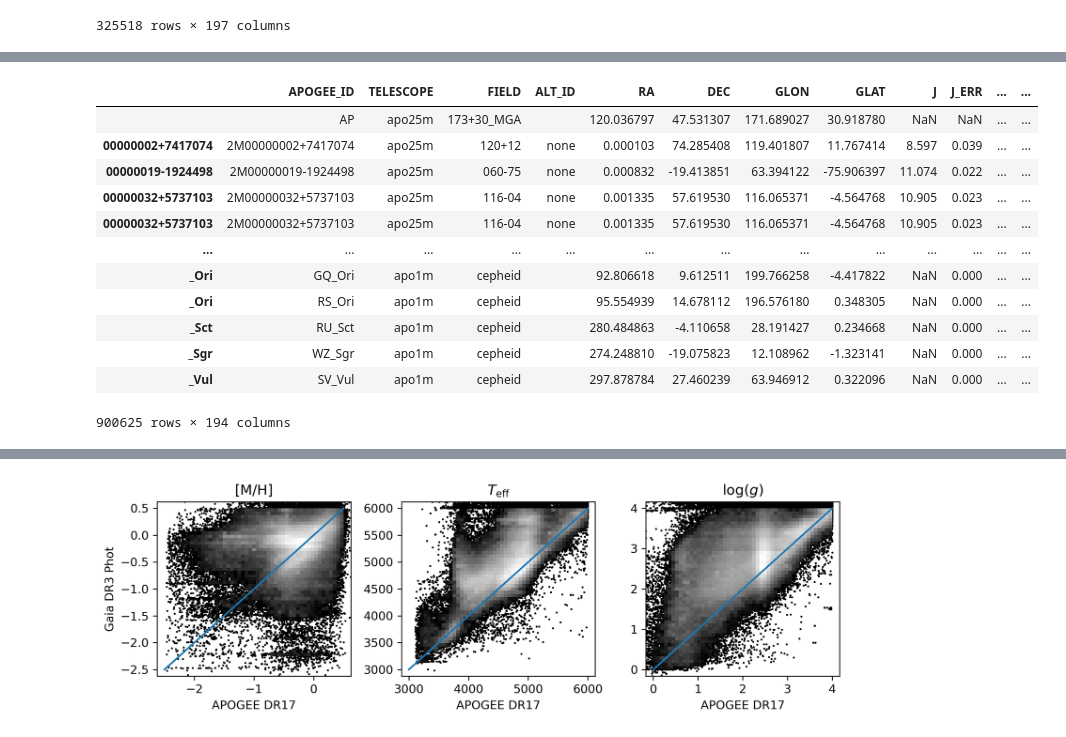
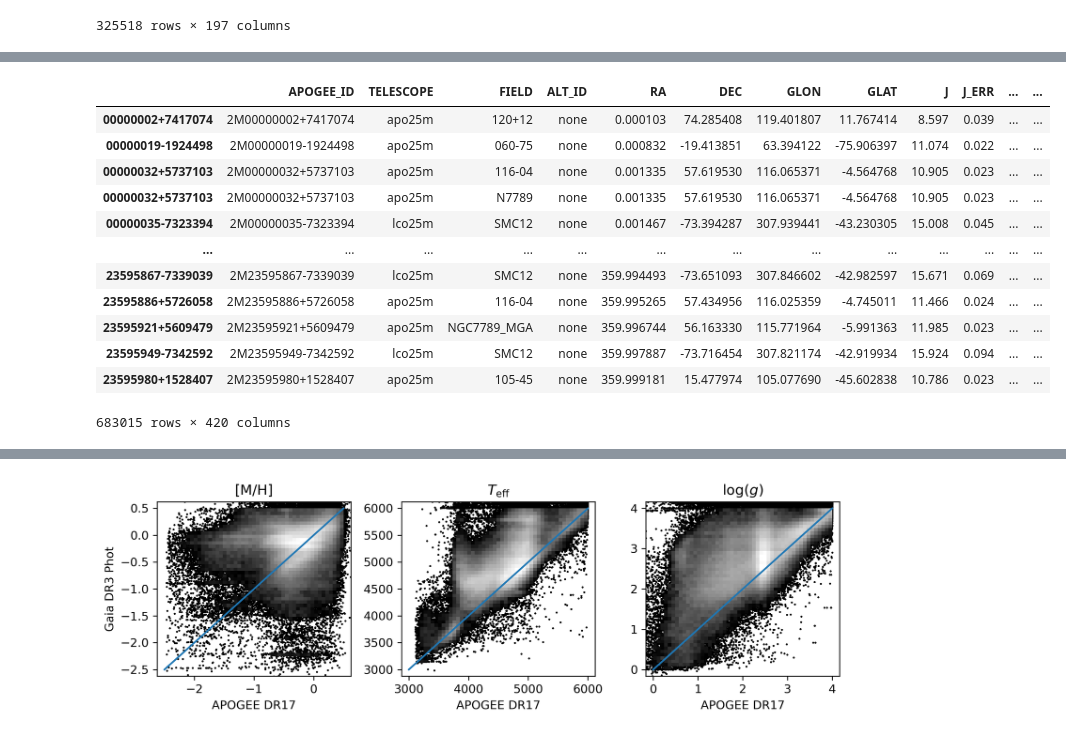
Before and after one commit to lodubay/gaia-sprint, a Jupyter notebook: compare_apogee.ipynb, the cells around one changed output, grey strips where cells are left out. Cells and saved outputs as stored; diff of their text form; code cells hidden in the pictures.

Commit message:
fixed gaia+apogee join

```diff
--- a/compare_apogee.ipynb
+++ b/compare_apogee.ipynb
@@ -112,8 +113,10 @@ fatal_flags = (2**23) # STAR_BAD
 aspcap_df = aspcap_df[aspcap_df["ASPCAPFLAG"] & fatal_flags == 0]
 aspcap_df.reset_index(inplace=True, drop=True)
 # Copy 2Mass ID column without "2M" prefix
-aspcap_df["XMATCH_ID"] = [id[2:] for id in aspcap_df.APOGEE_ID.tolist()]
-aspcap_df["XMATCH_ID"].to_csv("data/apogee_tmass_ids.csv", index=False, header=False)
+# also limit to targets with a 2Mass ID
+aspcap_df = aspcap_df[aspcap_df["APOGEE_ID"].str.contains("2M")]
+aspcap_df["TMASS_ID"] = [id[2:] for id in aspcap_df.APOGEE_ID.tolist()]
+aspcap_df["TMASS_ID"].to_csv("data/apogee_tmass_ids.csv", index=False, header=False)
 
 aspcap_df
 # %% [output]
@@ -160,6 +163,8 @@ Import and combine Gaia DR3
 # %%
-gaia_params = pd.read_csv("data/gaia_astrophysical_parameters.csv", dtype={"classlabel_espels": "object"})
+gaia_params = pd.read_csv("data/gaia_astrophysical_parameters.csv",
+                          dtype={"classlabel_espels": "object"})
 gaia_params.set_index("original_ext_source_id", inplace=True)
+gaia_params.drop_duplicates(inplace=True)
 gaia_params
 # %% [output]
 |  | source_id | ra | dec | solution_id | source_id.1 | classprob_dsc_combmod_quasar | ... |
@@ -179,19 +184,19 @@ gaia_params
 # %%
 alldata = aspcap_df.copy()
-alldata.set_index("XMATCH_ID", inplace=True,drop=True)
-alldata = alldata.join(gaia_params[["teff_gspspec", "logg_gspspec", "mh_gspspec"]])
+alldata.set_index("TMASS_ID", inplace=True,drop=True)
+alldata = alldata.join(gaia_params, how="inner")
 alldata
 # %% [output]
 |  | APOGEE_ID | TELESCOPE | FIELD | ALT_ID | RA | DEC | GLON | GLAT | J | J_ERR | ... | ... |
-|  | AP | apo25m | 173+30_MGA |  | 120.036797 | 47.531307 | 171.689027 | 30.918780 | NaN | NaN | ... | ... |
 | 00000002+7417074 | 2M00000002+7417074 | apo25m | 120+12 | none | 0.000103 | 74.285408 | 119.401807 | 11.767414 | 8.597 | 0.039 | ... | ... |
 | 00000019-1924498 | 2M00000019-1924498 | apo25m | 060-75 | none | 0.000832 | -19.413851 | 63.394122 | -75.906397 | 11.074 | 0.022 | ... | ... |
 | 00000032+5737103 | 2M00000032+5737103 | apo25m | 116-04 | none | 0.001335 | 57.619530 | 116.065371 | -4.564768 | 10.905 | 0.023 | ... | ... |
-| 00000032+5737103 | 2M00000032+5737103 | apo25m | 116-04 | none | 0.001335 | 57.619530 | 116.065371 | -4.564768 | 10.905 | 0.023 | ... | ... |
+| 00000032+5737103 | 2M00000032+5737103 | apo25m | N7789 | none | 0.001335 | 57.619530 | 116.065371 | -4.564768 | 10.905 | 0.023 | ... | ... |
+| 00000035-7323394 | 2M00000035-7323394 | lco25m | SMC12 | none | 0.001467 | -73.394287 | 307.939441 | -43.230305 | 15.008 | 0.045 | ... | ... |
 | ... | ... | ... | ... | ... | ... | ... | ... | ... | ... | ... | ... | ... |
-| _Ori | GQ_Ori | apo1m | cepheid |  | 92.806618 | 9.612511 | 199.766258 | -4.417822 | NaN | 0.000 | ... | ... |
-| _Ori | RS_Ori | apo1m | cepheid |  | 95.554939 | 14.678112 | 196.576180 | 0.348305 | NaN | 0.000 | ... | ... |
-| _Sct | RU_Sct | apo1m | cepheid |  | 280.484863 | -4.110658 | 28.191427 | 0.234668 | NaN | 0.000 | ... | ... |
-| _Sgr | WZ_Sgr | apo1m | cepheid |  | 274.248810 | -19.075823 | 12.108962 | -1.323141 | NaN | 0.000 | ... | ... |
-| _Vul | SV_Vul | apo1m | cepheid |  | 297.878784 | 27.460239 | 63.946912 | 0.322096 | NaN | 0.000 | ... | ... |
+| 23595867-7339039 | 2M23595867-7339039 | lco25m | SMC12 | none | 359.994493 | -73.651093 | 307.846602 | -42.982597 | 15.671 | 0.069 | ... | ... |
+| 23595886+5726058 | 2M23595886+5726058 | apo25m | 116-04 | none | 359.995265 | 57.434956 | 116.025359 | -4.745011 | 11.466 | 0.024 | ... | ... |
+| 23595921+5609479 | 2M23595921+5609479 | apo25m | NGC7789_MGA | none | 359.996744 | 56.163330 | 115.771964 | -5.991363 | 11.985 | 0.023 | ... | ... |
+| 23595949-7342592 | 2M23595949-7342592 | lco25m | SMC12 | none | 359.997887 | -73.716454 | 307.821174 | -42.919934 | 15.924 | 0.094 | ... | ... |
+| 23595980+1528407 | 2M23595980+1528407 | apo25m | 105-45 | none | 359.999181 | 15.477974 | 105.077690 | -45.602838 | 10.786 | 0.023 | ... | ... |
-900625 rows × 194 columns
+683015 rows × 420 columns
```
Also changed, not shown: parts of 6 cells of this notebook.
